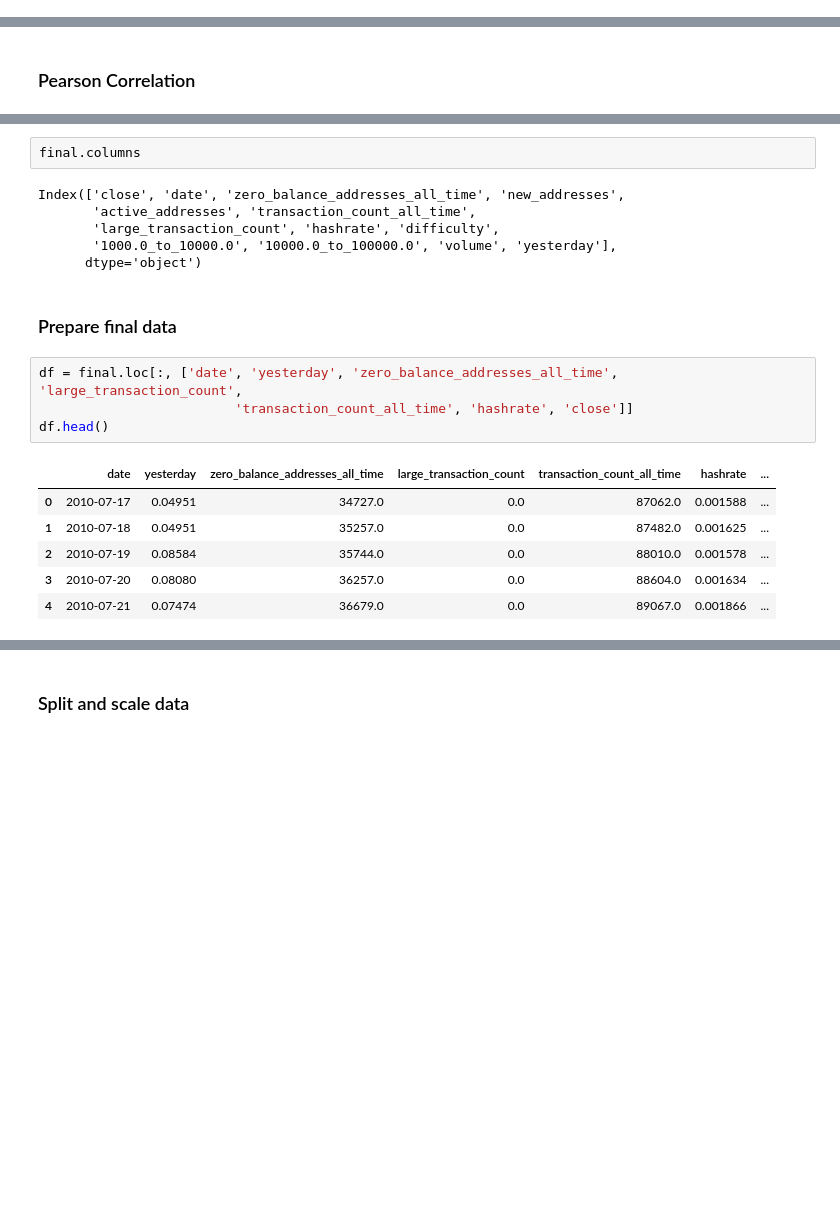
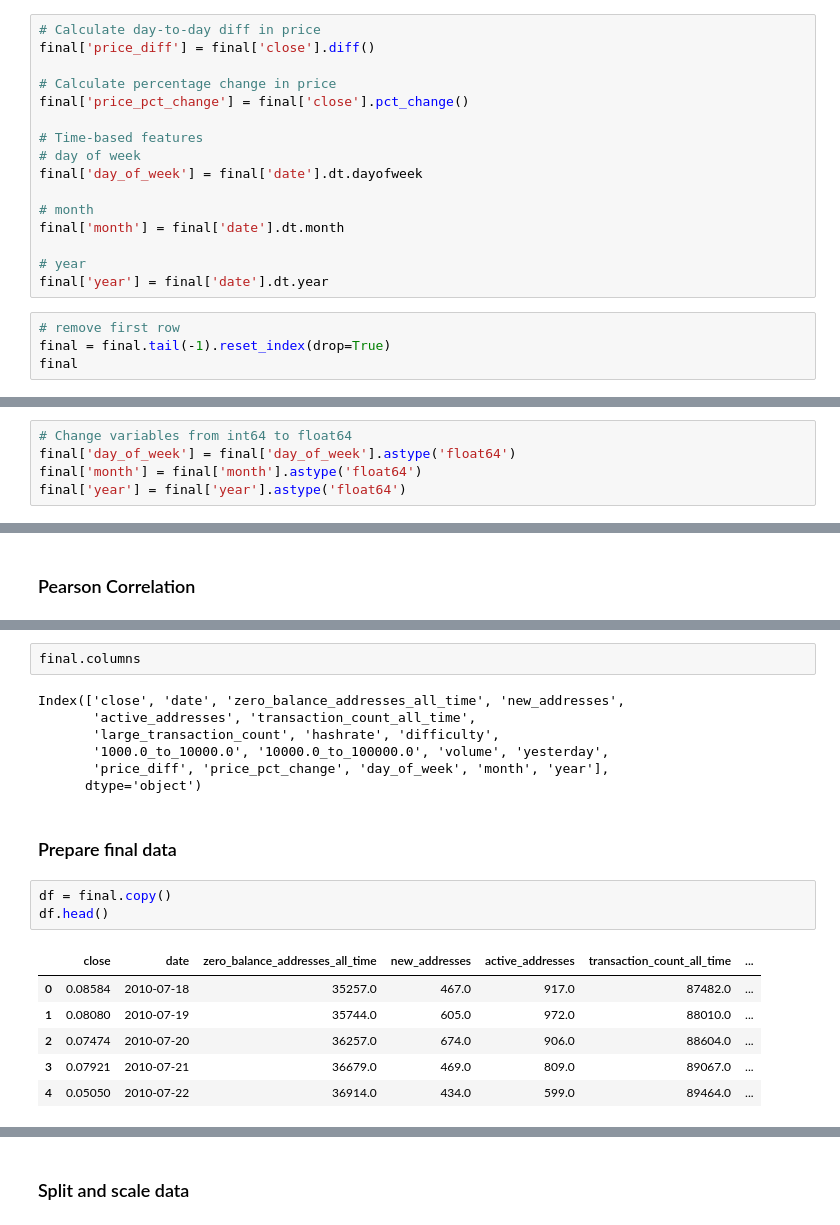
Before and after one commit to owaikien/LSTM-bitcoin-prediction, a Jupyter notebook: lstm.ipynb, the cells around one changed output, grey strips where cells are left out. Drawn from its saved outputs; the diff is of its cells as text; blank space fills up the shorter version.

```diff
--- a/lstm.ipynb
+++ b/lstm.ipynb
@@ -365,0 +371,20 @@ final.head()
+# %%
+# Calculate day-to-day diff in price
+final['price_diff'] = final['close'].diff()
+
+# Calculate percentage change in price
+final['price_pct_change'] = final['close'].pct_change()
+
+# Time-based features
+# day of week
+final['day_of_week'] = final['date'].dt.dayofweek
+
+# month
+final['month'] = final['date'].dt.month
+
+# year
+final['year'] = final['date'].dt.year
+# %%
+# remove first row
+final = final.tail(-1).reset_index(drop=True)
+final
@@ -365,0 +405,5 @@ final.head()
+# %%
+# Change variables from int64 to float64
+final['day_of_week'] = final['day_of_week'].astype('float64')
+final['month'] = final['month'].astype('float64')
+final['year'] = final['year'].astype('float64')
@@ -384,21 +448,21 @@ final.columns
 Index(['close', 'date', 'zero_balance_addresses_all_time', 'new_addresses',
        'active_addresses', 'transaction_count_all_time',
        'large_transaction_count', 'hashrate', 'difficulty',
-       '1000.0_to_10000.0', '10000.0_to_100000.0', 'volume', 'yesterday'],
+       '1000.0_to_10000.0', '10000.0_to_100000.0', 'volume', 'yesterday',
+       'price_diff', 'price_pct_change', 'day_of_week', 'month', 'year'],
       dtype='object')
 # %% [markdown]
 ### Prepare final data
 # %%
-df = final.loc[:, ['date', 'yesterday', 'zero_balance_addresses_all_time', 'large_transaction_count',
-                         'transaction_count_all_time', 'hashrate', 'close']]
+df = final.copy()
 df.head()
 # %% [output]
-|  | date | yesterday | zero_balance_addresses_all_time | large_transaction_count | transaction_count_all_time | hashrate | ... |
-| 0 | 2010-07-17 | 0.04951 | 34727.0 | 0.0 | 87062.0 | 0.001588 | ... |
-| 1 | 2010-07-18 | 0.04951 | 35257.0 | 0.0 | 87482.0 | 0.001625 | ... |
-| 2 | 2010-07-19 | 0.08584 | 35744.0 | 0.0 | 88010.0 | 0.001578 | ... |
-| 3 | 2010-07-20 | 0.08080 | 36257.0 | 0.0 | 88604.0 | 0.001634 | ... |
-| 4 | 2010-07-21 | 0.07474 | 36679.0 | 0.0 | 89067.0 | 0.001866 | ... |
+|  | close | date | zero_balance_addresses_all_time | new_addresses | active_addresses | transaction_count_all_time | ... |
+| 0 | 0.08584 | 2010-07-18 | 35257.0 | 467.0 | 917.0 | 87482.0 | ... |
+| 1 | 0.08080 | 2010-07-19 | 35744.0 | 605.0 | 972.0 | 88010.0 | ... |
+| 2 | 0.07474 | 2010-07-20 | 36257.0 | 674.0 | 906.0 | 88604.0 | ... |
+| 3 | 0.07921 | 2010-07-21 | 36679.0 | 469.0 | 809.0 | 89067.0 | ... |
+| 4 | 0.05050 | 2010-07-22 | 36914.0 | 434.0 | 599.0 | 89464.0 | ... |
 # %%
 df.columns = df.columns.str.title()
 df.head()
```
Also changed, not shown: parts of 34 cells of this notebook.
